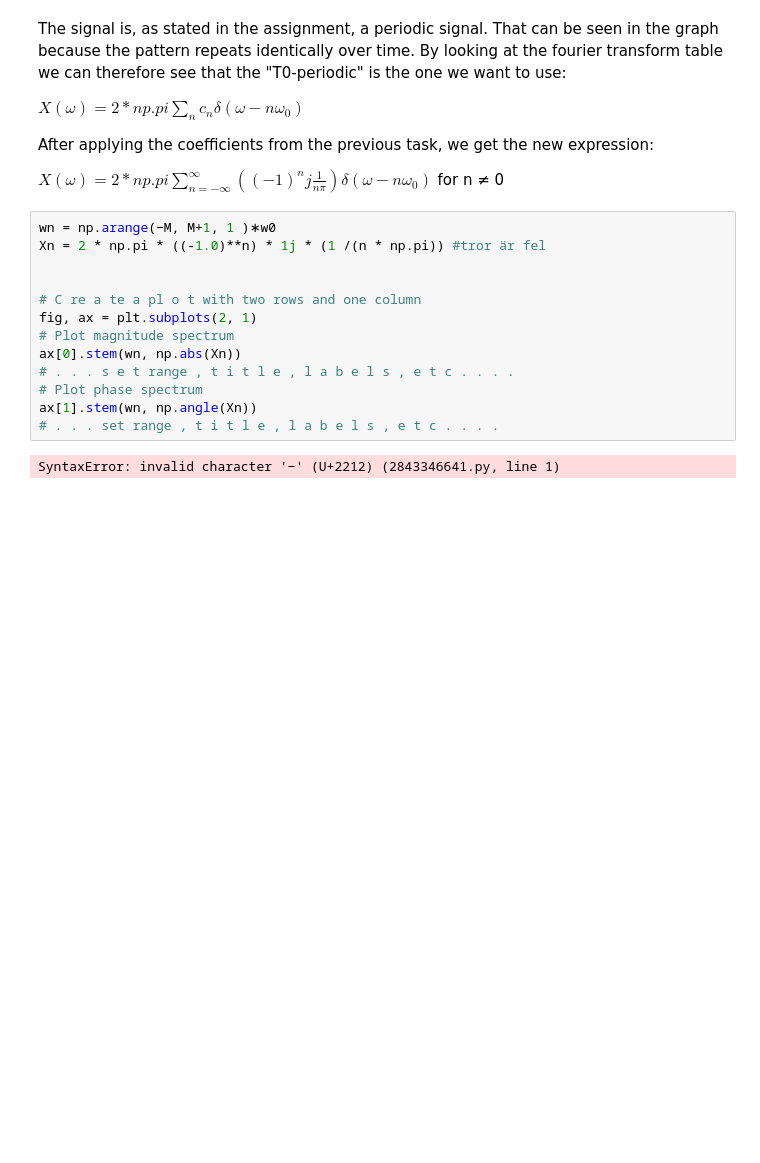
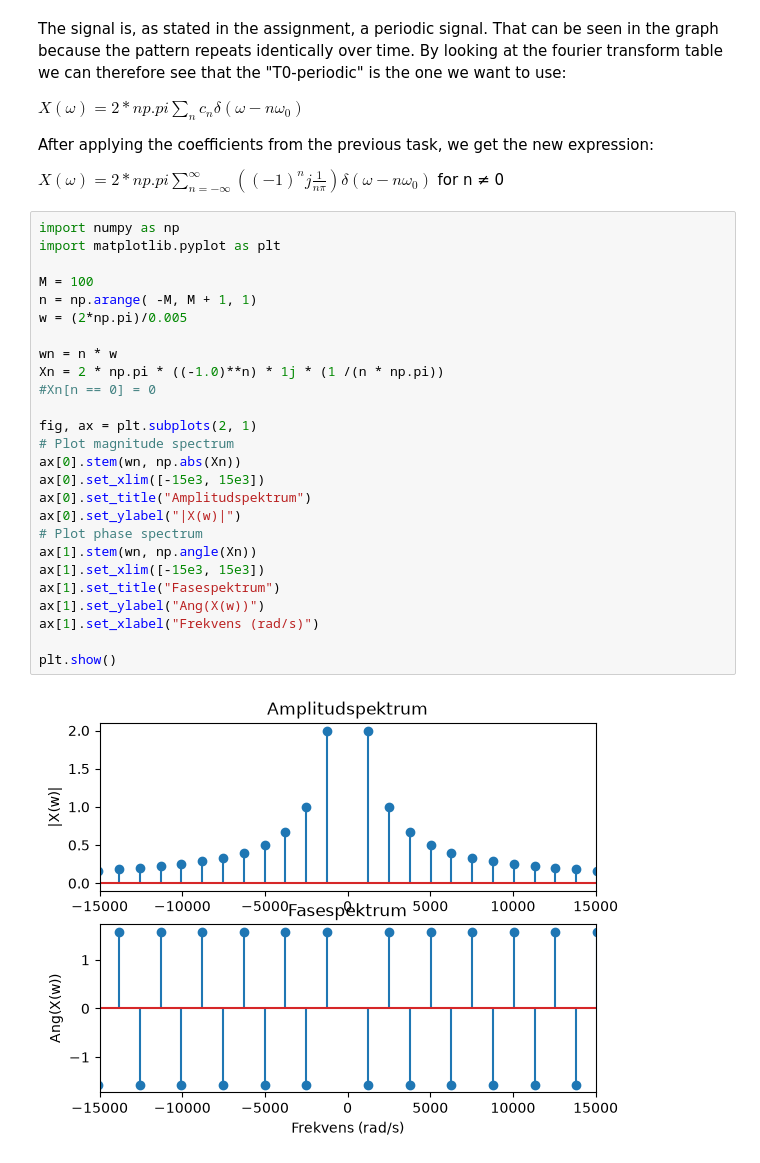
Before and after one commit to Mawi2342/LTI-system, a Jupyter notebook: Assignment2/assignment2.ipynb, the cells around one changed output. Cells and saved outputs as stored; diff of their text form; blank space fills up the shorter version.

```diff
--- a/Assignment2/assignment2.ipynb
+++ b/Assignment2/assignment2.ipynb
@@ -85,17 +85,30 @@ After applying the coefficients from the previous task, we get the new expressio
 
 $X(\omega ) = 2*np.pi\sum_{n=-\infty}^{\infty} \left( (-1)^n j \frac{1}{n\pi} \right) \delta(\omega - n\omega_0)$   for n ≠ 0
 # %%
-wn = np.arange(−M, M+1, 1 )∗w0
-Xn = 2 * np.pi * ((-1.0)**n) * 1j * (1 /(n * np.pi)) #tror är fel
+import numpy as np
+import matplotlib.pyplot as plt
 
+M = 100
+n = np.arange( -M, M + 1, 1)
+w = (2*np.pi)/0.005
 
-# C re a te a pl o t with two rows and one column
+wn = n * w
+Xn = 2 * np.pi * ((-1.0)**n) * 1j * (1 /(n * np.pi))
+#Xn[n == 0] = 0
+
 fig, ax = plt.subplots(2, 1)
 # Plot magnitude spectrum
 ax[0].stem(wn, np.abs(Xn))
-# . . . s e t range , t i t l e , l a b e l s , e t c . . . .
+ax[0].set_xlim([-15e3, 15e3])
+ax[0].set_title("Amplitudspektrum")
+ax[0].set_ylabel("|X(w)|")
 # Plot phase spectrum
 ax[1].stem(wn, np.angle(Xn))
-# . . . set range , t i t l e , l a b e l s , e t c . . . .
+ax[1].set_xlim([-15e3, 15e3])
+ax[1].set_title("Fasespektrum")
+ax[1].set_ylabel("Ang(X(w))")
+ax[1].set_xlabel("Frekvens (rad/s)")
+
+plt.show()
 # %% [output]
-SyntaxError: invalid character '−' (U+2212) (2843346641.py, line 1)
+[figure, added]
```
Also changed, not shown: parts of 1 cell of this notebook.
